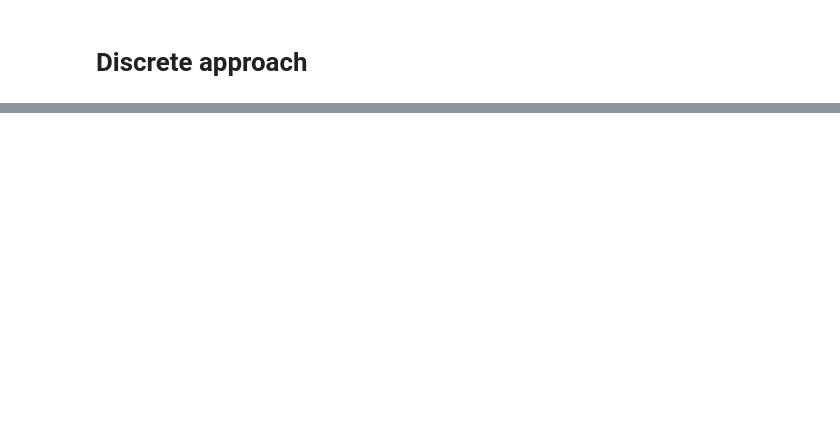
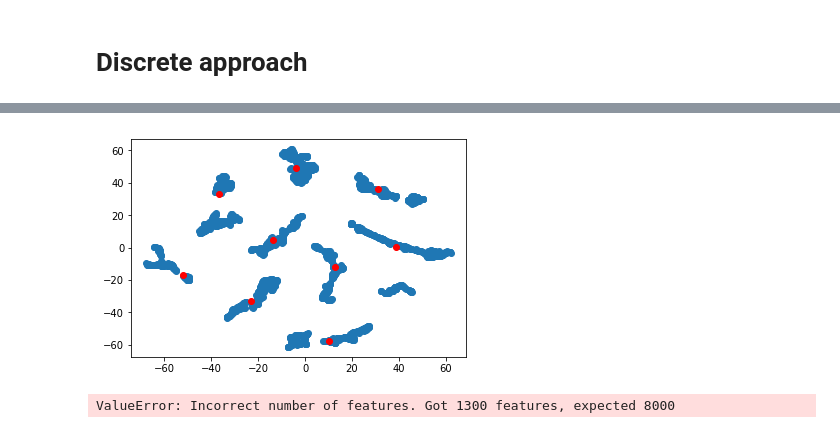
Before and after one commit to AntoineSueur/Brain-ML, a Jupyter notebook: Feature_Extraction.ipynb, the cells around one changed output, grey strips where cells are left out. Drawn from its saved outputs; the diff is of its cells as text; code cells hidden in the pictures; blank space fills up the shorter version.

```diff
--- a/Feature_Extraction.ipynb
+++ b/Feature_Extraction.ipynb
@@ -762,0 +573,31 @@ Energy :  -1.0889102808537072e+27
+# %%
+from sklearn import cluster
+
+n_clusters = 9
+
+
+k_means = cluster.KMeans(n_clusters=n_clusters, n_init=10)
+k_means.fit(output)
+values = k_means.cluster_centers_.squeeze()
+labels = k_means.labels_
+
+x_embedded = TSNE(n_components=2).fit_transform(np.vstack([output, values]))
+plt.scatter(x_embedded[:2000, 0], x_embedded[:2000, 1], )
+plt.scatter(x_embedded[2000:, 0], x_embedded[2000:, 1], c='red')
+plt.show()
+
+print(np.unique(k_means.predict(output), return_counts = True))
+
+"""plt.scatter(encoded[:2000, 0], encoded[:2000, 1],s = 1 )
+plt.scatter(x_embedded[2000:, 0], x_embedded[2000:, 1], c='red', s=10)
+
+from pylab import *
+cmap = cm.get_cmap('inferno', 9)
+
+y_kmeans = k_means.predict(x)
+plt.figure(figsize=(15,15))
+plt.scatter(x_embedded[:, 0], x_embedded[:, 1], c=y_kmeans, s=30, cmap=cmap)
+"""
+# %% [output]
+[figure, added]
+ValueError: Incorrect number of features. Got 1300 features, expected 8000
```
Also changed, not shown: parts of 53 cells of this notebook.
